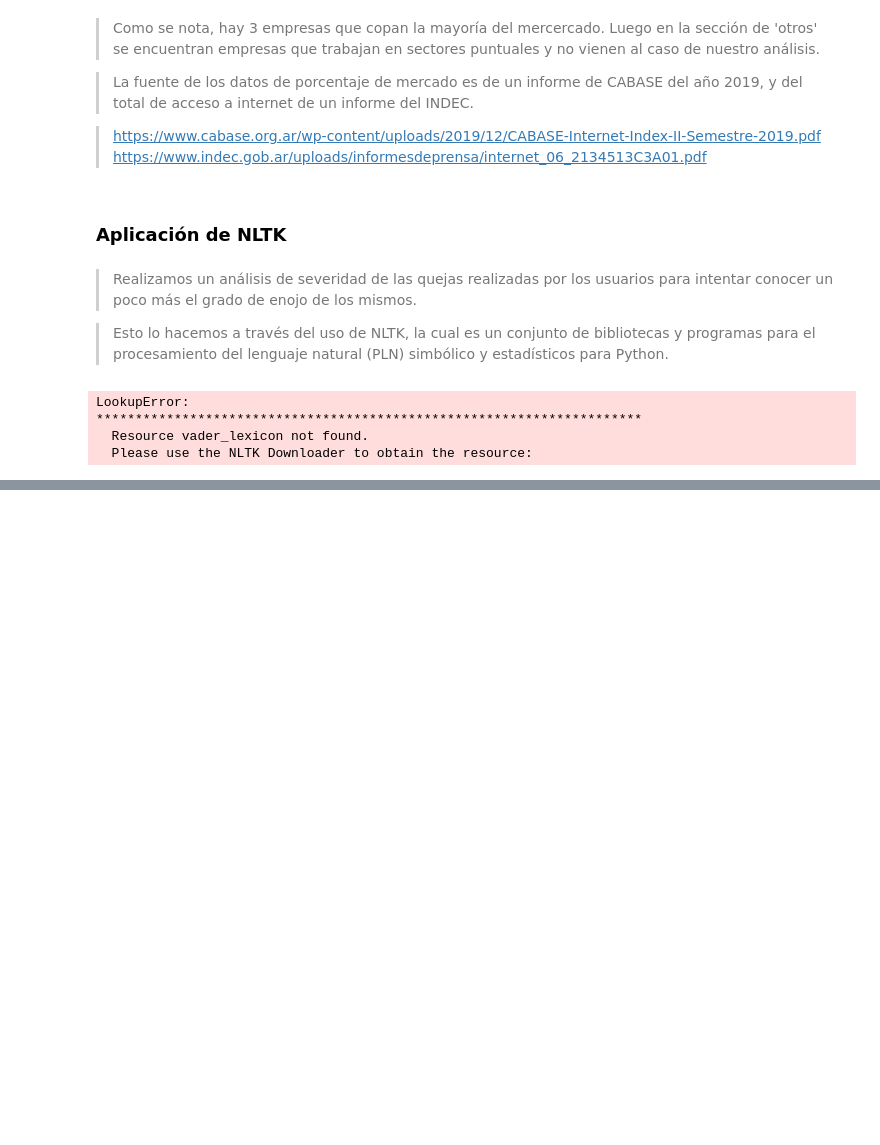
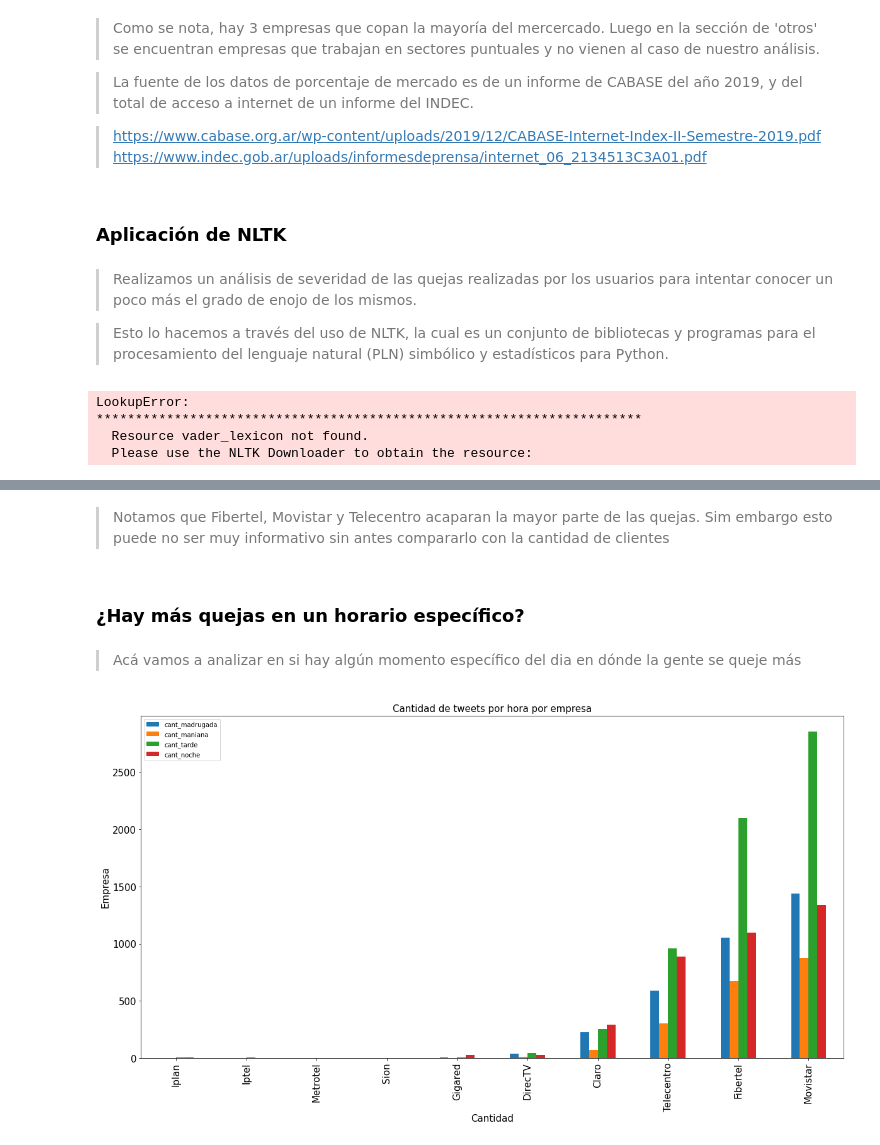
Before and after one commit to nanaccachian/wifi-twitter-data-analysis, a Jupyter notebook: Proyecto final/twitter_notebook.ipynb, the cells around one changed output, grey strips where cells are left out. Cells and saved outputs as stored; diff of their text form; code cells hidden in the pictures; blank space fills up the shorter version.

```diff
--- a/Proyecto final/twitter_notebook.ipynb
+++ b/Proyecto final/twitter_notebook.ipynb
@@ -300,0 +173,6 @@ plt.show()
+# %% [markdown]
+>Notamos que Fibertel, Movistar y Telecentro acaparan la mayor parte de las quejas. Sim embargo esto puede no ser muy informativo sin antes compararlo con la cantidad de clientes
+# %% [markdown]
+### ¿Hay más quejas en un horario específico?
+# %% [markdown]
+>Acá vamos a analizar en si hay algún momento específico del dia en dónde la gente se queje más
@@ -300,0 +282,21 @@ plt.show()
+# %%
+df_horarios = df_horarios.append(df_rt_horarios)
+df_horarios = df_horarios.append(df_rp_horarios)
+df_horarios = df_horarios.append(df_qu_horarios)
+df_horarios = df_horarios.groupby(by='nombre').sum()
+
+df_horarios.sort_values('cant_madrugada',inplace=True)
+
+df_horarios.plot(kind='bar',
+             stacked=False,
+             figsize=(20, 10))
+
+plt.title('Cantidad de tweets por hora por empresa', fontsize=15)
+plt.ylabel('Empresa', fontsize=15)
+plt.xticks(fontsize=15)
+plt.yticks(fontsize=15)
+plt.xlabel('Cantidad', fontsize=15)
+
+plt.show()
+# %% [output]
+[figure, added]
```
Also changed, not shown: parts of 13 cells of this notebook.
